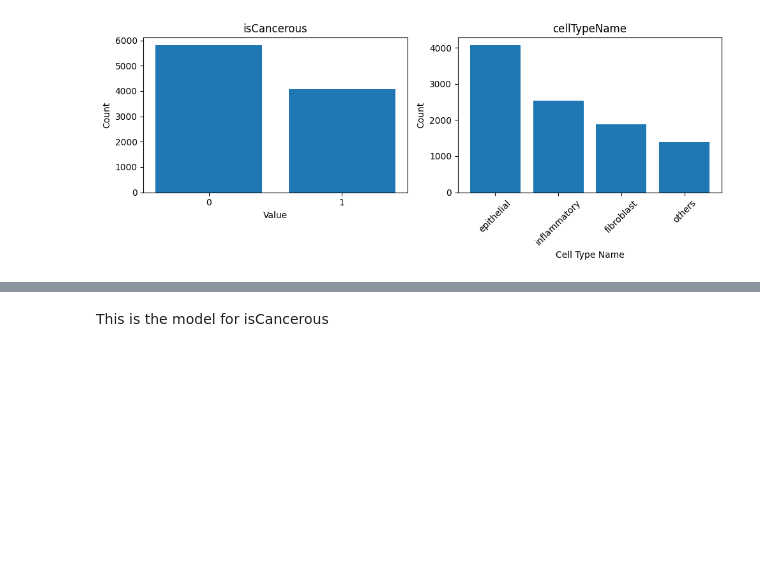
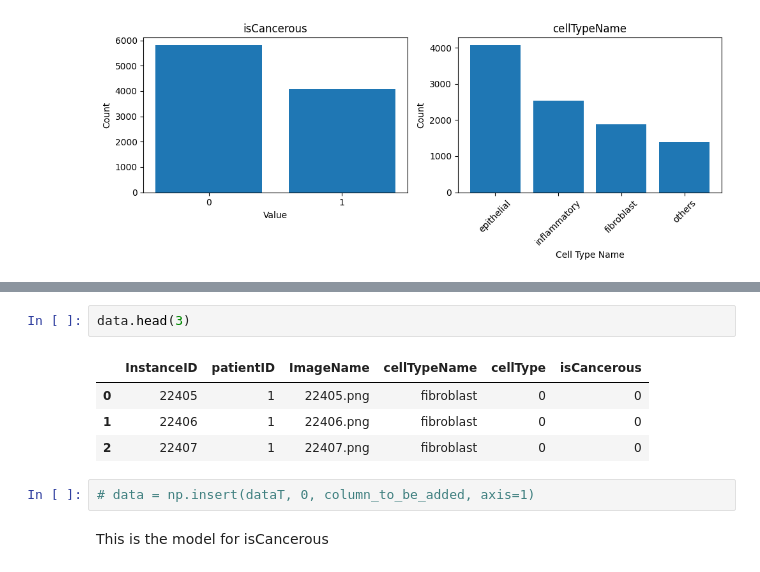
Before and after one commit to FM-RMIT/COSC2673-assignment-2, a Jupyter notebook: Untitled0.ipynb, the cells around one changed output, grey strips where cells are left out. Saved outputs shown, nothing was run; the diff lists cells and outputs as text; blank space fills up the shorter version.

```diff
--- a/Untitled0.ipynb
+++ b/Untitled0.ipynb
@@ -88,3 +123,12 @@ These images here all contain other cells around the centre subject cell. Althou
+# %%
+data.head(3)
+# %% [output]
+|  | InstanceID | patientID | ImageName | cellTypeName | cellType | isCancerous |
+| 0 | 22405 | 1 | 22405.png | fibroblast | 0 | 0 |
+| 1 | 22406 | 1 | 22406.png | fibroblast | 0 | 0 |
+| 2 | 22407 | 1 | 22407.png | fibroblast | 0 | 0 |
+# %%
+# data = np.insert(dataT, 0, column_to_be_added, axis=1)
 # %% [markdown]
 This is the model for isCancerous
 # %%
```
Also changed, not shown: parts of 26 cells of this notebook.
